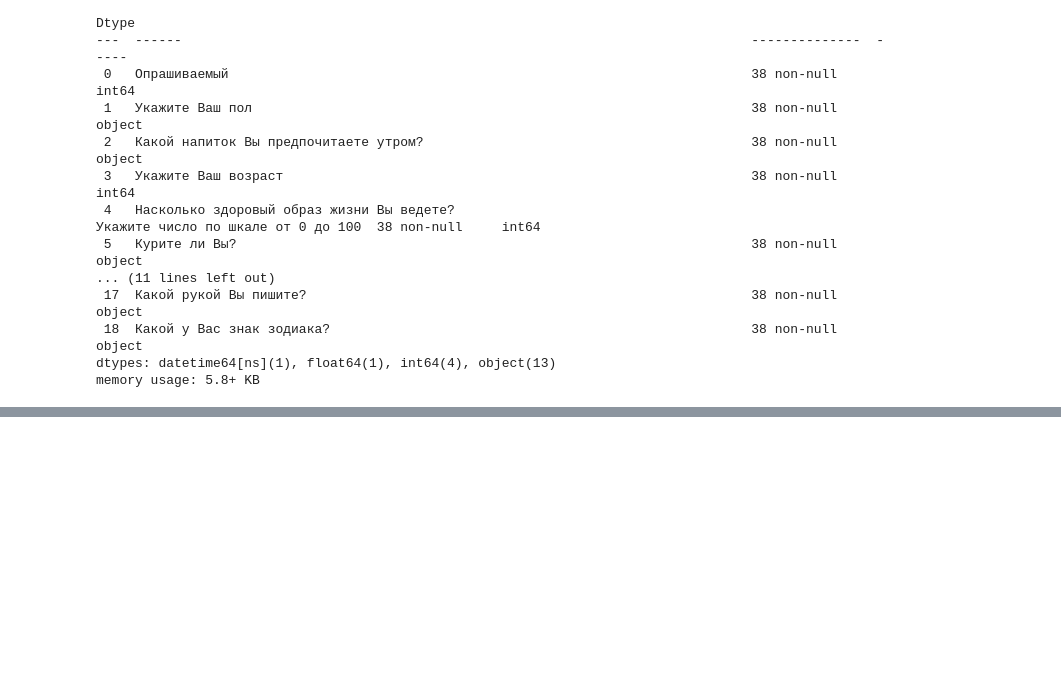
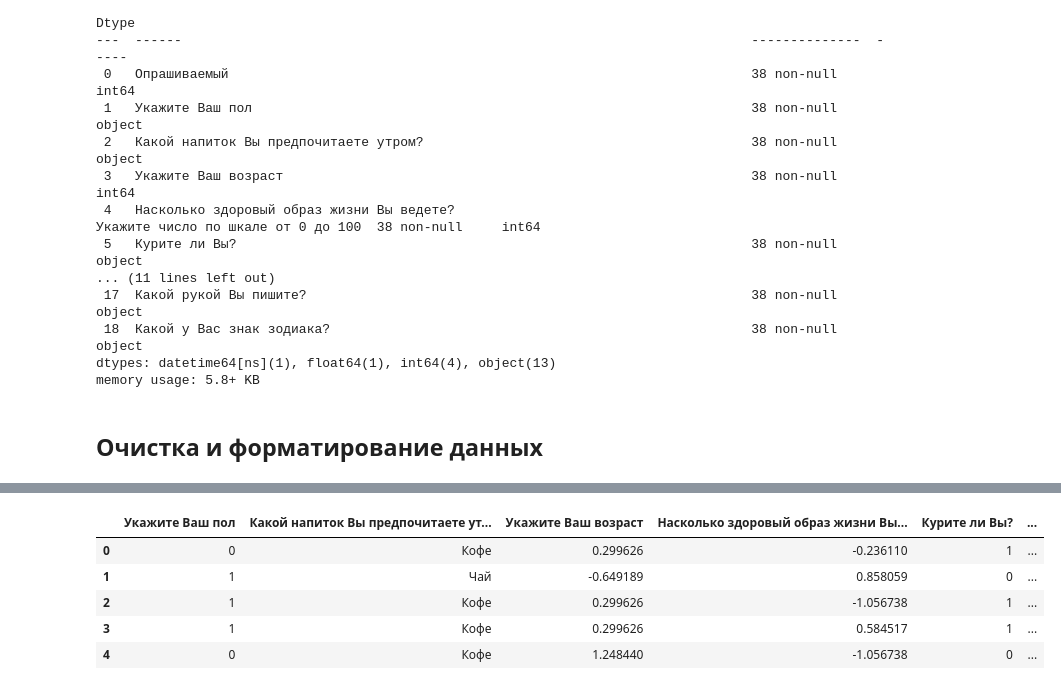
Before and after one commit to Dyats2003/ai_lab_1_KNN, a Jupyter notebook: coffe_or_tea.ipynb, the cells around one changed output, grey strips where cells are left out. Cells and saved outputs as stored; diff of their text form; code cells hidden in the pictures; blank space fills up the shorter version.

```diff
--- a/coffe_or_tea.ipynb
+++ b/coffe_or_tea.ipynb
@@ -37,6 +41,8 @@ Data columns (total 19 columns):
  18  Какой у Вас знак зодиака?                                                      38 non-null     object
 dtypes: datetime64[ns](1), float64(1), int64(4), object(13)
 memory usage: 5.8+ KB
+# %% [markdown]
+## Очистка и форматирование данных
 # %%
 date_column = ['Во сколько Вы обычно просыпаетесь? Укажите время в формате "Час" и "Минуты"']
 for line in date_column:
@@ -74,3 +86,21 @@ data_cleaned = data.drop(columns=columns_to_drop)
+# %%
+from sklearn.preprocessing import StandardScaler
+
+scaler = StandardScaler()
+numeric_cols = ['Укажите Ваш возраст',
+                'Насколько здоровый образ жизни Вы ведете? \nУкажите число по шкале от 0 до 100',
+                'Много ли Вы испытываете стресса в жизни? Укажите число от 0 до 100',
+                'Сколько Вы в среднем спите? Укажите среди время вашего сна']
+data_cleaned[numeric_cols] = scaler.fit_transform(data_cleaned[numeric_cols])
+
+data_cleaned.head()
+# %% [output]
+|  | Укажите Ваш пол | Какой напиток Вы предпочитаете ут... | Укажите Ваш возраст | Насколько здоровый образ жизни Вы... | Курите ли Вы? | ... |
+| 0 | 0 | Кофе | 0.299626 | -0.236110 | 1 | ... |
+| 1 | 1 | Чай | -0.649189 | 0.858059 | 0 | ... |
+| 2 | 1 | Кофе | 0.299626 | -1.056738 | 1 | ... |
+| 3 | 1 | Кофе | 0.299626 | 0.584517 | 1 | ... |
+| 4 | 0 | Кофе | 1.248440 | -1.056738 | 0 | ... |
 # %%
 label_encoder = LabelEncoder()
 data_cleaned['Какой напиток Вы предпочитаете утром?'] = label_encoder.fit_transform(
```
Also changed, not shown: parts of 16 cells of this notebook.
